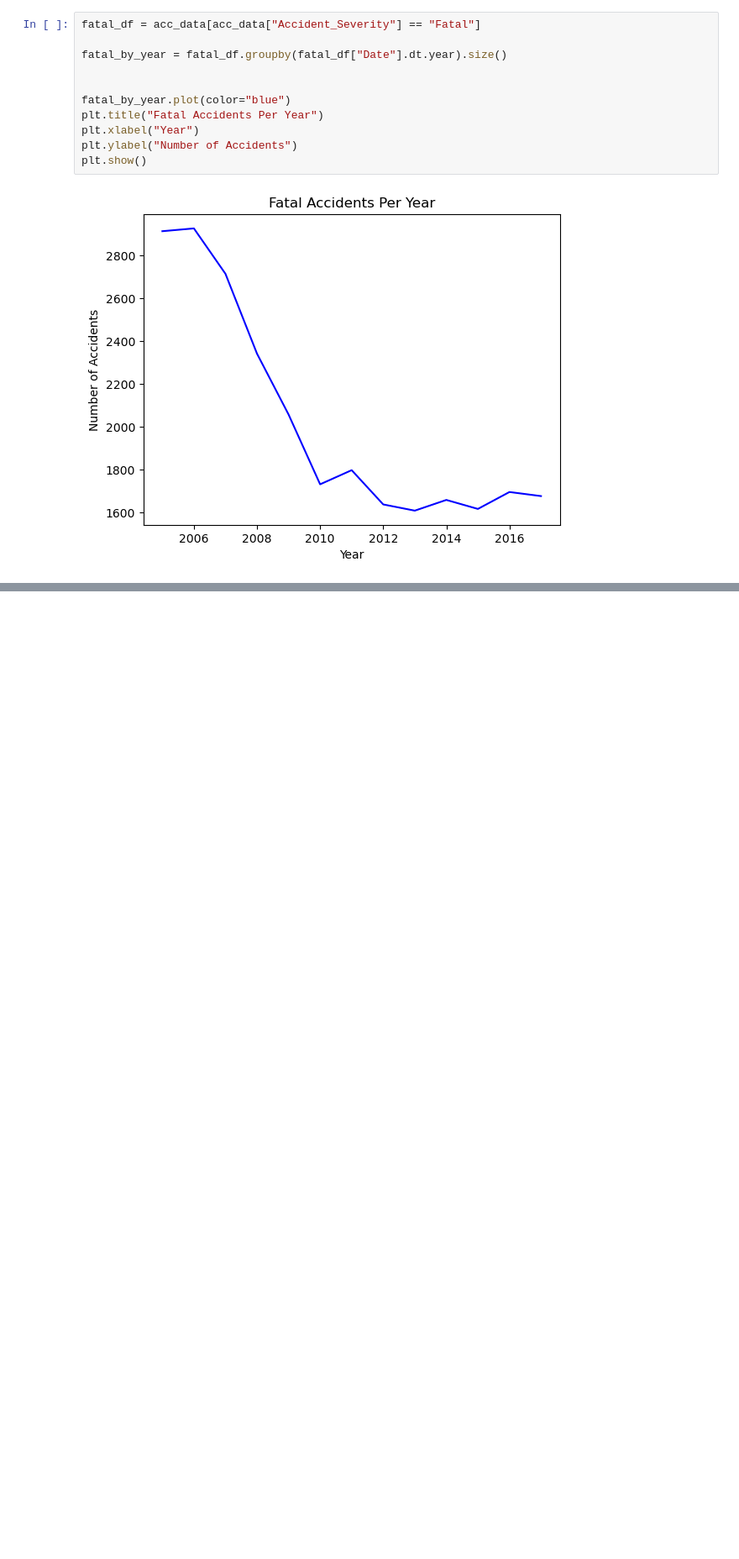
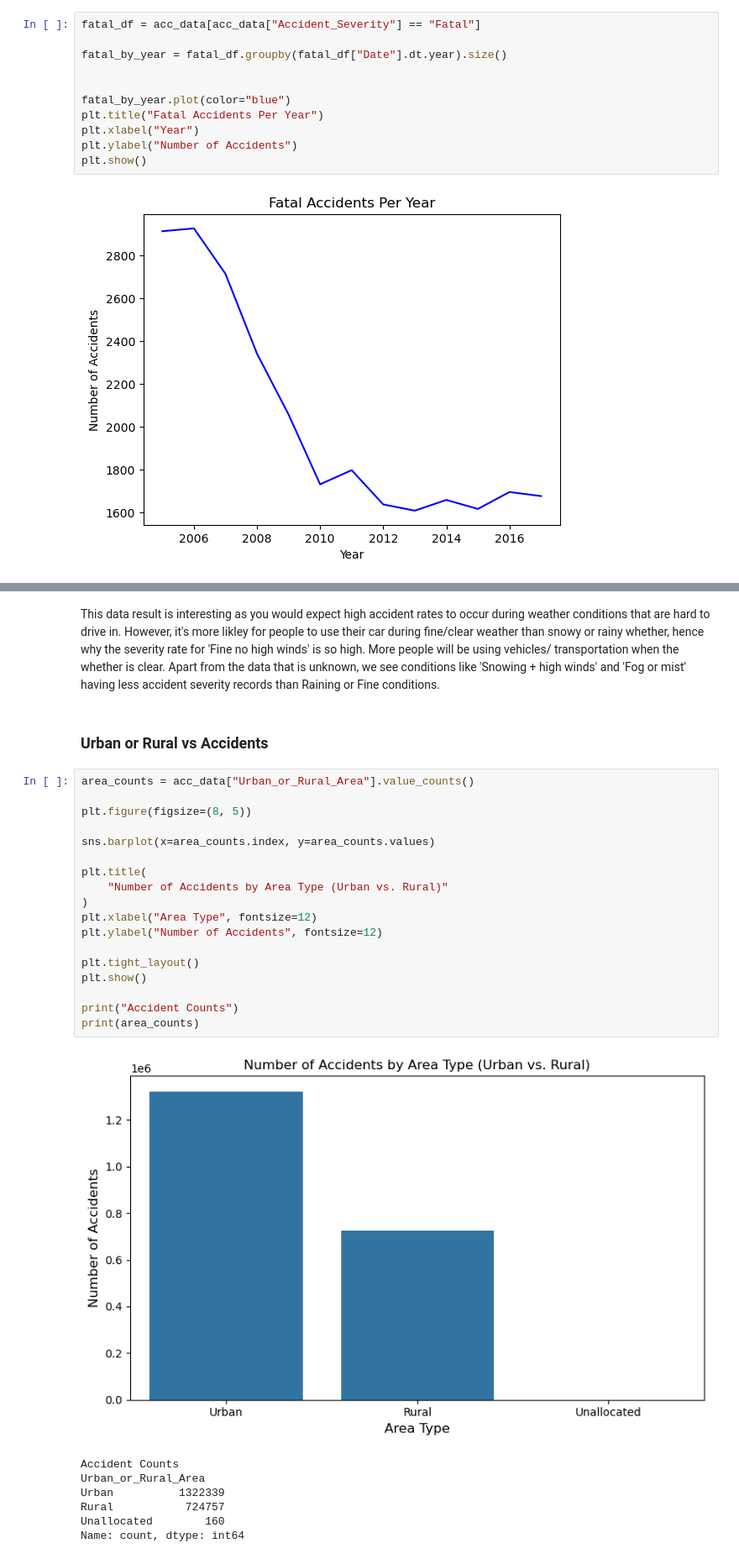
Before and after one commit to AmiJoba22/uk_road_safety_datapipe, a Jupyter notebook: notebooks/amina_ukeda.ipynb, the cells around one changed output, grey strips where cells are left out. Shown at 84% size. Cells and saved outputs as stored; diff of their text form; blank space fills up the shorter version.

```diff
--- a/notebooks/amina_ukeda.ipynb
+++ b/notebooks/amina_ukeda.ipynb
@@ -171,0 +343,30 @@ plt.show()
+# %% [markdown]
+This data result is interesting as you would expect high accident rates to occur during weather conditions that are hard to drive in. However, it's more likley for people to use their car during fine/clear weather than snowy or rainy whether, hence why the severity rate for 'Fine no high winds' is so high. More people will be using vehicles/ transportation when the whether is clear. Apart from the data that is unknown, we see conditions like 'Snowing + high winds' and 'Fog or mist' having less accident severity records than Raining or Fine conditions.
+# %% [markdown]
+### Urban or Rural vs Accidents
+# %%
+area_counts = acc_data["Urban_or_Rural_Area"].value_counts()
+
+plt.figure(figsize=(8, 5))
+
+sns.barplot(x=area_counts.index, y=area_counts.values)
+
+plt.title(
+    "Number of Accidents by Area Type (Urban vs. Rural)"
+)
+plt.xlabel("Area Type", fontsize=12)
+plt.ylabel("Number of Accidents", fontsize=12)
+
+plt.tight_layout()
+plt.show()
+
+print("Accident Counts")
+print(area_counts)
+# %% [output]
+[figure, added]
+Accident Counts
+Urban_or_Rural_Area
+Urban          1322339
+Rural           724757
+Unallocated        160
+Name: count, dtype: int64
```
Also changed, not shown: parts of 16 cells of this notebook.
